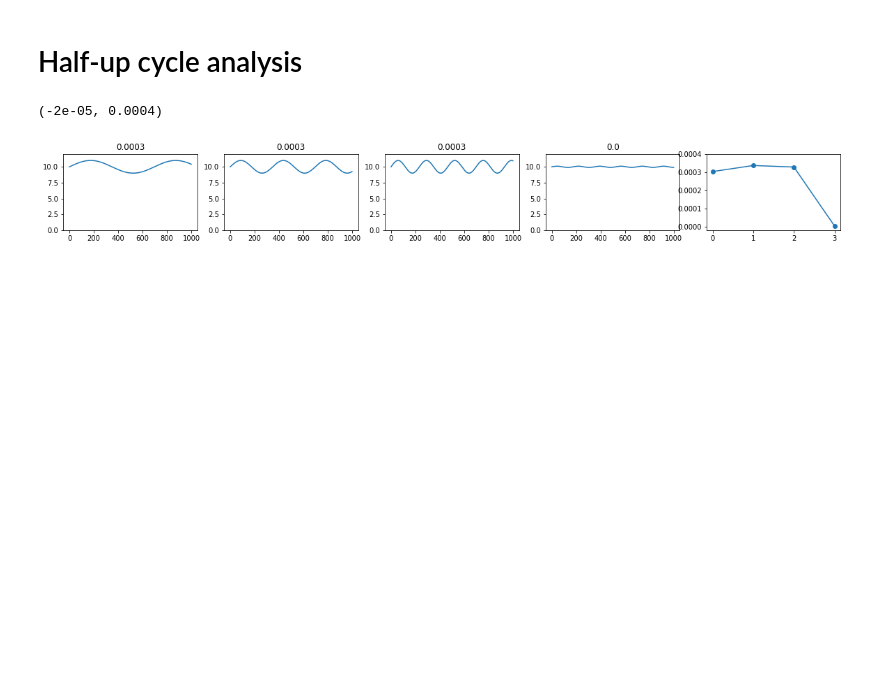
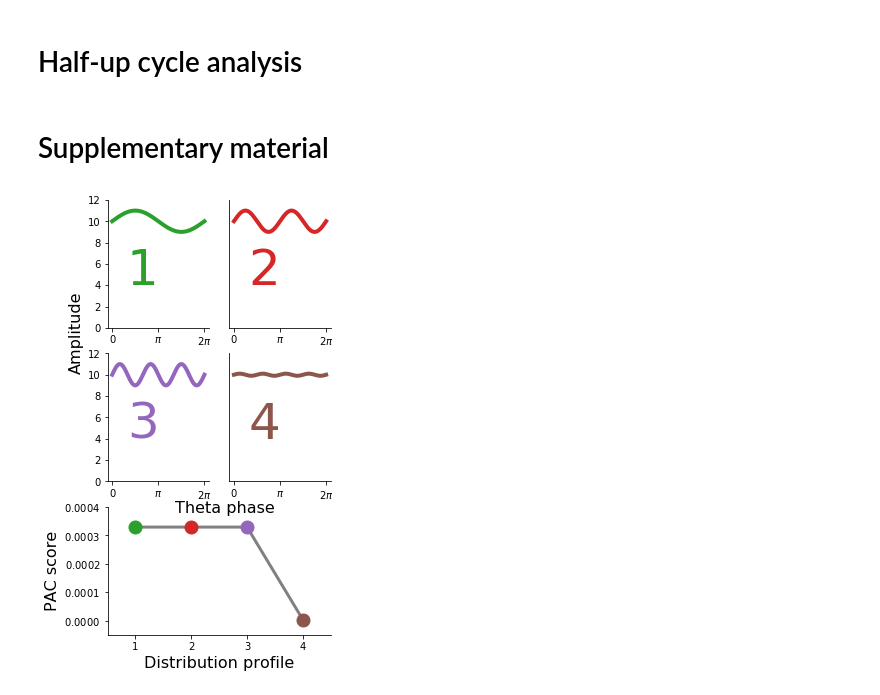
Before and after one commit to DiogoSantosPata/normaliser, a Jupyter notebook: V2_Analisys.ipynb, the cells around one changed output. Drawn from its saved outputs; the diff is of its cells as text; code cells hidden in the pictures; blank space fills up the shorter version.

```diff
--- a/V2_Analisys.ipynb
+++ b/V2_Analisys.ipynb
@@ -106,7 +108,7 @@ def hilbert_transform_get_component(tmp_lfp_notch, fs, low_amp_freq,high_amp_fre
     if component == 'phase':
 
         raw_band = raw.copy()
-        raw_band.filter(low_amp_freq,high_amp_freq, l_trans_bandwidth=2., h_trans_bandwidth=2., fir_design='firwin')
+        raw_band.filter(low_amp_freq,high_amp_freq, l_trans_bandwidth=2., h_trans_bandwidth=2., fir_design='firwin', verbose=False)
         raw_hilb = raw_band.copy()
         hilb_picks = mne.pick_types(raw_band.info, meg=False, eeg=True)
         raw_hilb.apply_hilbert(hilb_picks)
@@ -118,7 +120,7 @@ def hilbert_transform_get_component(tmp_lfp_notch, fs, low_amp_freq,high_amp_fre
 
 
         raw_band = raw.copy()
-        raw_band.filter(low_amp_freq,high_amp_freq, l_trans_bandwidth=2., h_trans_bandwidth=2., fir_design='firwin')
+        raw_band.filter(low_amp_freq,high_amp_freq, l_trans_bandwidth=2., h_trans_bandwidth=2., fir_design='firwin', verbose=False)
         raw_hilb = raw_band.copy()
         hilb_picks = mne.pick_types(raw_band.info, meg=False, eeg=True)
         raw_hilb.apply_hilbert(hilb_picks)
@@ -1590,9 +1594,15 @@ Text(0.5, 0, 'Theta phase (rad)')
 max_p_epi = []
 for ii in range(len(phase_of_p_episodes)):
     pepi_hist = np.histogram(phase_of_p_episodes[ii], bins=20)
-    xxx = pepi_hist[1][:-1]
-    pepi_dist_smooth = smooth_psd(pepi_hist[0], sz=20, sigma=2)
+    xxx = np.copy(pepi_hist[1][:-1])
+#     xxx = np.concatenate((xxx,xxx+(np.pi*2)))  #pepi_hist[1][:-1]
+    hist_pepi =  pepi_hist[0] # np.tile(pepi_hist[0],2)
+
+    pepi_dist_smooth = smooth_psd(hist_pepi, sz=20, sigma=2)
     peak_pepi_dist = scipy.signal.find_peaks(pepi_dist_smooth)[0]
+
+
+
     tmp_max_of_pepi = xxx[ peak_pepi_dist[ np.argmax(pepi_dist_smooth[peak_pepi_dist])]]
     max_p_epi.append( tmp_max_of_pepi )
 max_p_epi = np.array(max_p_epi)
@@ -1643,7 +1677,7 @@ fig = plt.figure()
 ax = fig.add_subplot(111)
 fig.set_figheight(4)
 fig.set_figwidth(3)
-sns.set(font_scale=1.2, style='white')
+# sns.set(font_scale=1.2, style='white')
 
 mmm = np.median(log_p_episodes.groupby(['cuesec_w','sub']).median()['p_epi_counts'].unstack().T.values,axis=0)
 sss = stats.sem(log_p_episodes.groupby(['cuesec_w','sub']).median()['p_epi_counts'].unstack().T.values,axis=0)
@@ -1800,33 +1930,56 @@ def organize_amp_phase_to_pandas(amp_phase):
     log_pac = pd.DataFrame(log_pac, columns=['sub','density','speed','cuesec','cuesec_w','kb'] )
 
     return log_pac
+# %% [markdown]
+# Supplementary material
 # %%
+from matplotlib.ticker import ScalarFormatter, FormatStrFormatter
+
+cccc = ['C2','C3','C4','C5']
 log_fake_kb = []
-fig = plt.figure(figsize=(20,2))
+fig = plt.figure(figsize=(4,8))
 fig.set_facecolor('white')
 for ii in range(1,5):
 
-    x = np.linspace(0,9,1000)
+    x = np.linspace(0,2*np.pi,1000)
     y = np.sin(x*ii) +  10
     if ii==4: y = np.sin(x*ii)/10 +  10
 
     pad = np.copy(y)
     pad_2 = np.hstack((pad , pad))
     num_bins = pad_2.size
     n_pevents = float(np.sum(pad_2))
     ppp = -1 * np.sum((pad_2/n_pevents) * np.log((pad_2/n_pevents)))
     K_L = (np.log(num_bins) - ppp) / np.log(num_bins)
 
-    plt.subplot(1,5,ii)
-    plt.plot(y)
-    plt.title(np.round(K_L,4))
+    ax = plt.subplot2grid((3,2),(int((ii-1)/2) , int((ii-1)%2)), rowspan=1, colspan=1)
+    if ii not in [1,3]: plt.yticks([])
+    if ii not in [3,4]: plt.xticks([])
+    plt.xticks([0,np.pi,2*np.pi],  [ '0',r"$\pi$",'2'+r"$\pi$"]  )
+    plt.plot(x, y, color=cccc[ii-1], linewidth=4)
     plt.ylim(0,12)
+    log_fake_kb.append(K_L)
+    plt.text(1,4,str(ii),color=cccc[ii-1], fontsize=50)
+    ax.spines['right'].set_visible(False)
+    ax.spines['top'].set_visible(False)
 
-    log_fake_kb.append(K_L)
+fig.text(-0.01, 0.65, 'Amplitude',fontsize=16, va='center', rotation='vertical')
+fig.text(0.36, 0.345, 'Theta phase',fontsize=16, va='center', rotation='horizontal')
 
-plt.subplot(1,5,ii+1)
-plt.plot(log_fake_kb,'-o')
-plt.ylim(-.00002,0.0004)
+
+
+ii += 1
+ax = plt.subplot2grid((3,2),(2,0), rowspan=1, colspan=2)
+plt.plot(log_fake_kb,'-o', color='Grey', linewidth=3)
+for jj in range(len(log_fake_kb)):
+    plt.plot( jj, log_fake_kb[jj],'o', color=cccc[jj], markersize=13  )
+plt.ylabel('PAC score',fontsize=16)
+plt.xlabel('Distribution profile',fontsize=16)
+plt.xlim(-.5,3.5)
+ax.set_ylim(-.005e-2,.04e-2)
+ax.yaxis.set_major_formatter(ScalarFormatter(useMathText=True))
+plt.xticks(range(4), np.arange(4)+1 )
+ax.spines['right'].set_visible(False)
+ax.spines['top'].set_visible(False)
 # %% [output]
-(-2e-05, 0.0004)
-[figure, old version]
+[figure, new version]
```
Also changed, not shown: parts of 29 cells of this notebook.
